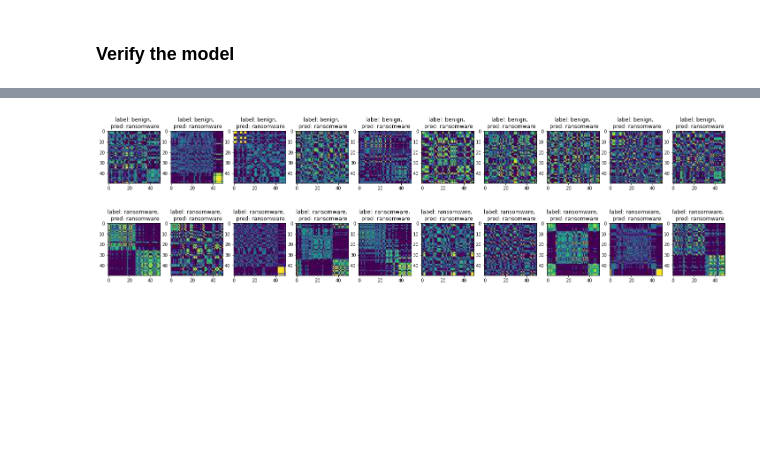
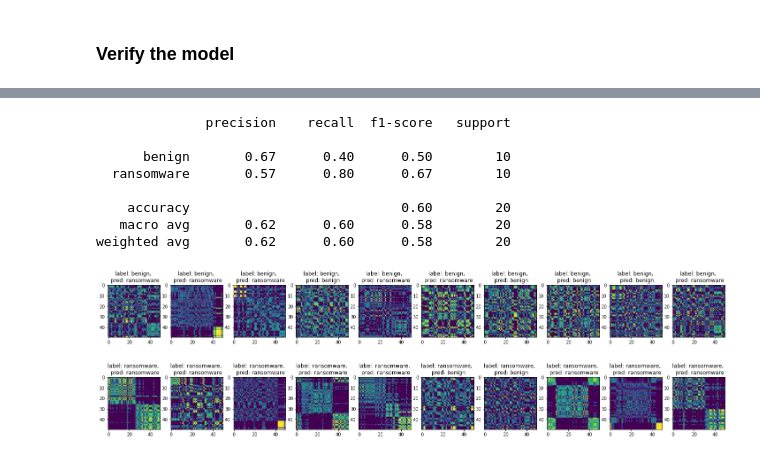
Before and after one commit to olihofmann/cas-aml, a Jupyter notebook: crypto-ransomware-detection/create-cr-cnn-model.ipynb, the cells around one changed output, grey strips where cells are left out. Drawn from its saved outputs; the diff is of its cells as text; code cells hidden in the pictures; blank space fills up the shorter version.

```diff
--- a/crypto-ransomware-detection/create-cr-cnn-model.ipynb
+++ b/crypto-ransomware-detection/create-cr-cnn-model.ipynb
@@ -410,3 +473,9 @@ Reusing TensorBoard on port 6012 (pid 25844), started 1:29:49 ago. (Use '!kill 2
 [interactive output not drawn]
 # %% [markdown]
 ### Verify the model
+# %%
+validation_model_mtf = BaselineNetwork(number_of_classes=len(mtf_idx_to_class), image_size=50)
+checkpoint_mtf = torch.load("checkpoints/CR-MTF/best-checkpoint.ckpt")
+
+validation_model_mtf.load_state_dict(checkpoint_mtf["state_dict"])
+validation_model_mtf.eval()
@@ -413,5 +493,13 @@ Reusing TensorBoard on port 6012 (pid 25844), started 1:29:49 ago. (Use '!kill 2
 # %%
 test_mtf_dataloader = DataLoader(test_mtf_dataset, batch_size=1, num_workers=0)
-eval_model(test_mtf_dataloader, mtf_idx_to_class, mtf_model)
+eval_model(test_mtf_dataloader, mtf_idx_to_class, validation_model_mtf)
 # %% [output]
+              precision    recall  f1-score   support
+
+      benign       0.67      0.40      0.50        10
+  ransomware       0.57      0.80      0.67        10
+
+    accuracy                           0.60        20
+   macro avg       0.62      0.60      0.58        20
+weighted avg       0.62      0.60      0.58        20
-[figure, old version]
+[figure, new version]
```
Also changed, not shown: parts of 10 cells of this notebook.
